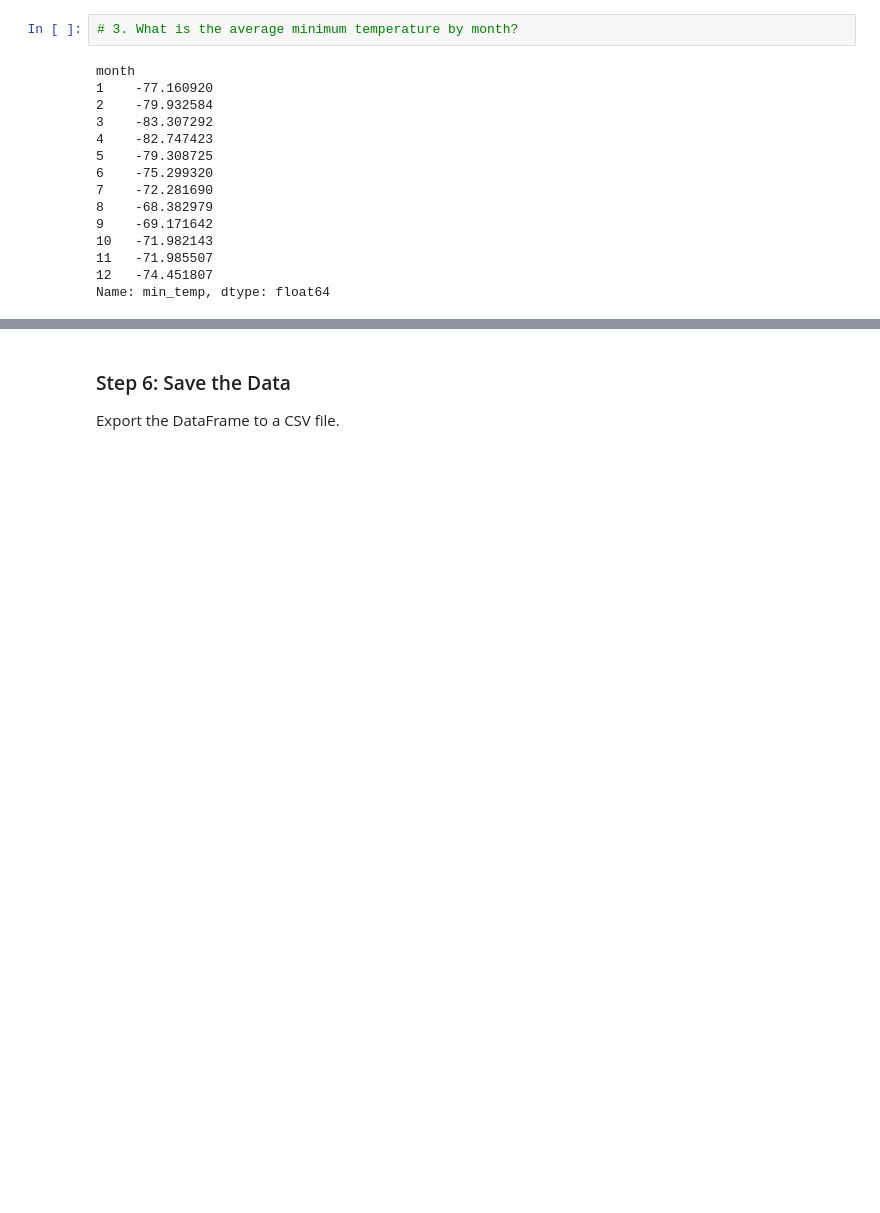
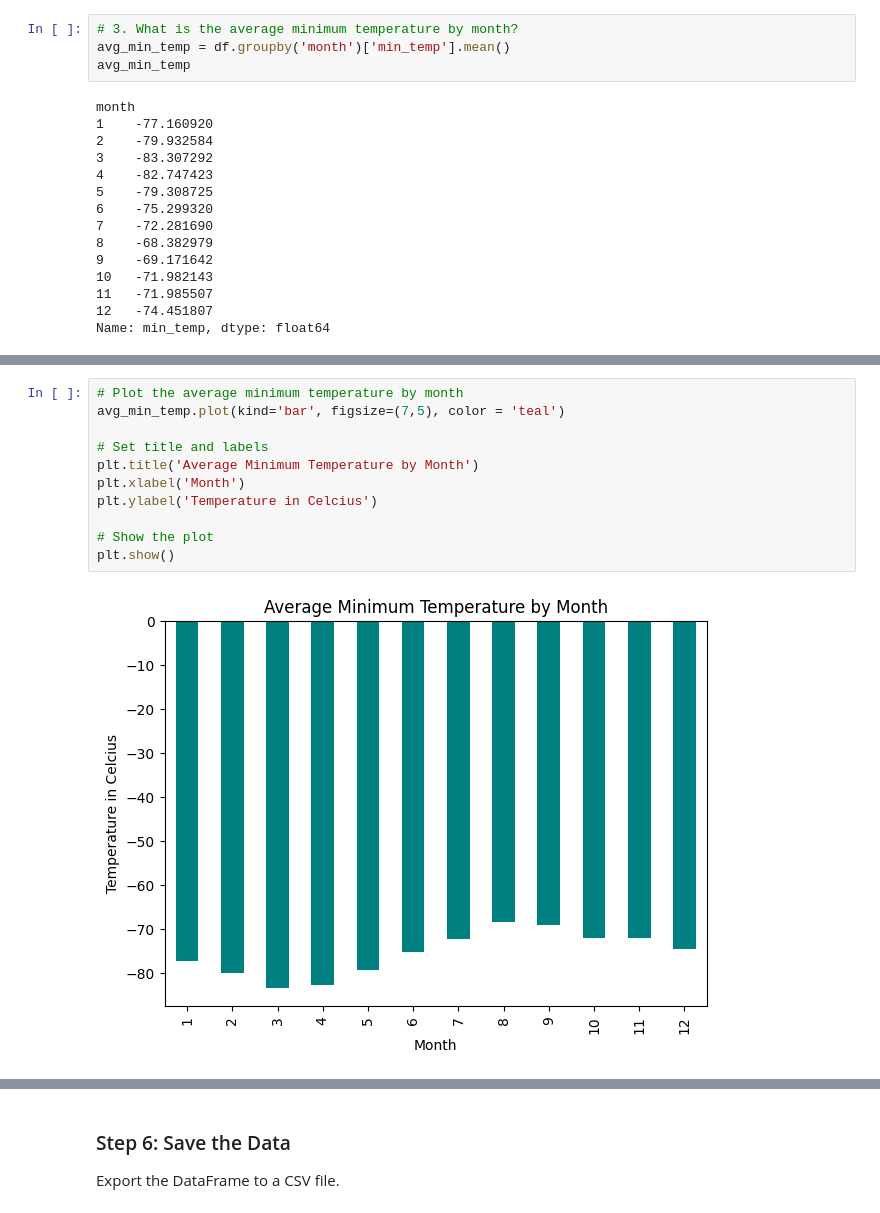
Before and after one commit to arkhanks/mars_webscrape_analysis, a Jupyter notebook: part_2_mars_weather.ipynb, the cells around one changed output, grey strips where cells are left out. Saved outputs shown, nothing was run; the diff lists cells and outputs as text; blank space fills up the shorter version.

```diff
--- a/part_2_mars_weather.ipynb
+++ b/part_2_mars_weather.ipynb
@@ -147,6 +172,8 @@ Analyze your dataset by using Pandas functions to answer the following questions
 1867
 # %%
 # 3. What is the average minimum temperature by month?
+avg_min_temp = df.groupby('month')['min_temp'].mean()
+avg_min_temp
 # %% [output]
 month
 1    -77.160920
@@ -172,0 +192,13 @@ Name: min_temp, dtype: float64
+# %%
+# Plot the average minimum temperature by month
+avg_min_temp.plot(kind='bar', figsize=(7,5), color = 'teal')
+
+# Set title and labels
+plt.title('Average Minimum Temperature by Month')
+plt.xlabel('Month')
+plt.ylabel('Temperature in Celcius')
+
+# Show the plot
+plt.show()
+# %% [output]
+[figure, added]
```
Also changed, not shown: parts of 28 cells of this notebook, 5 other files.
